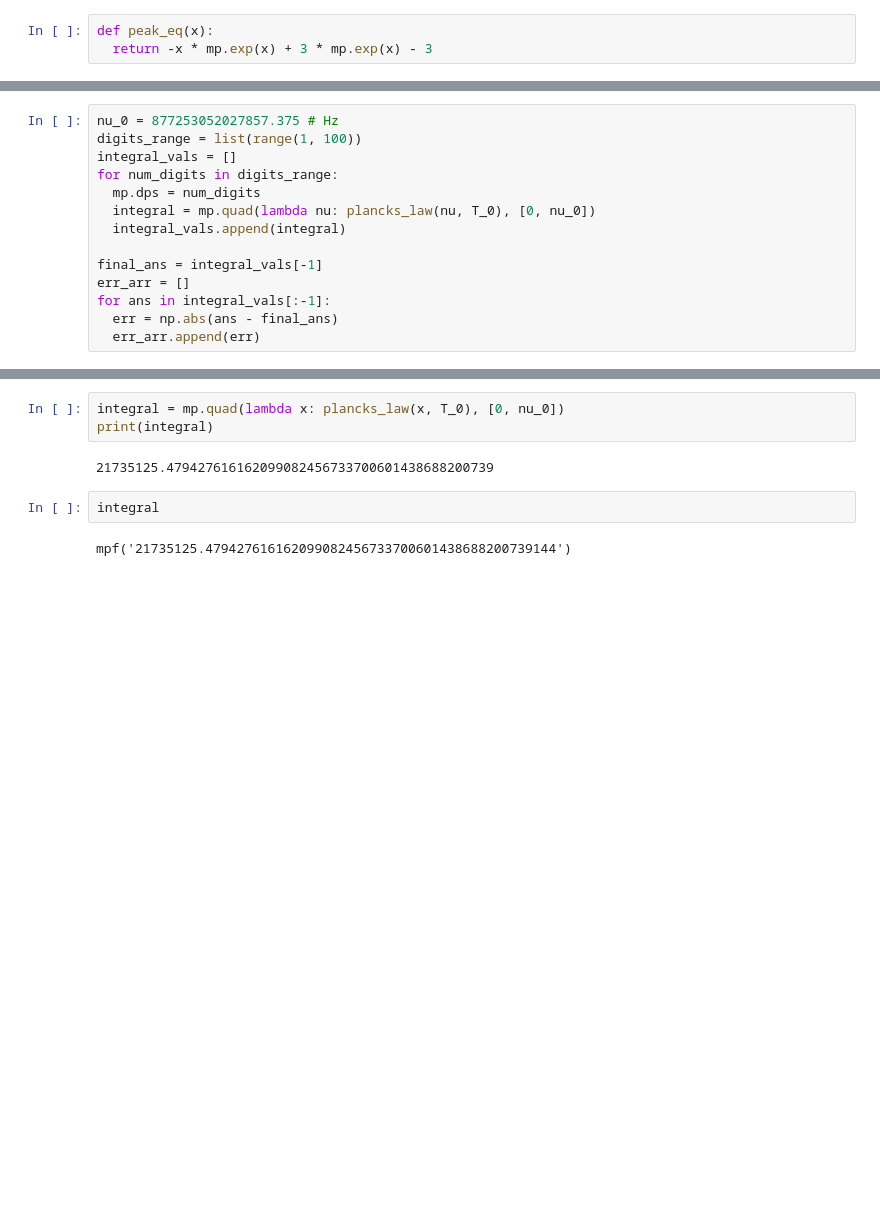
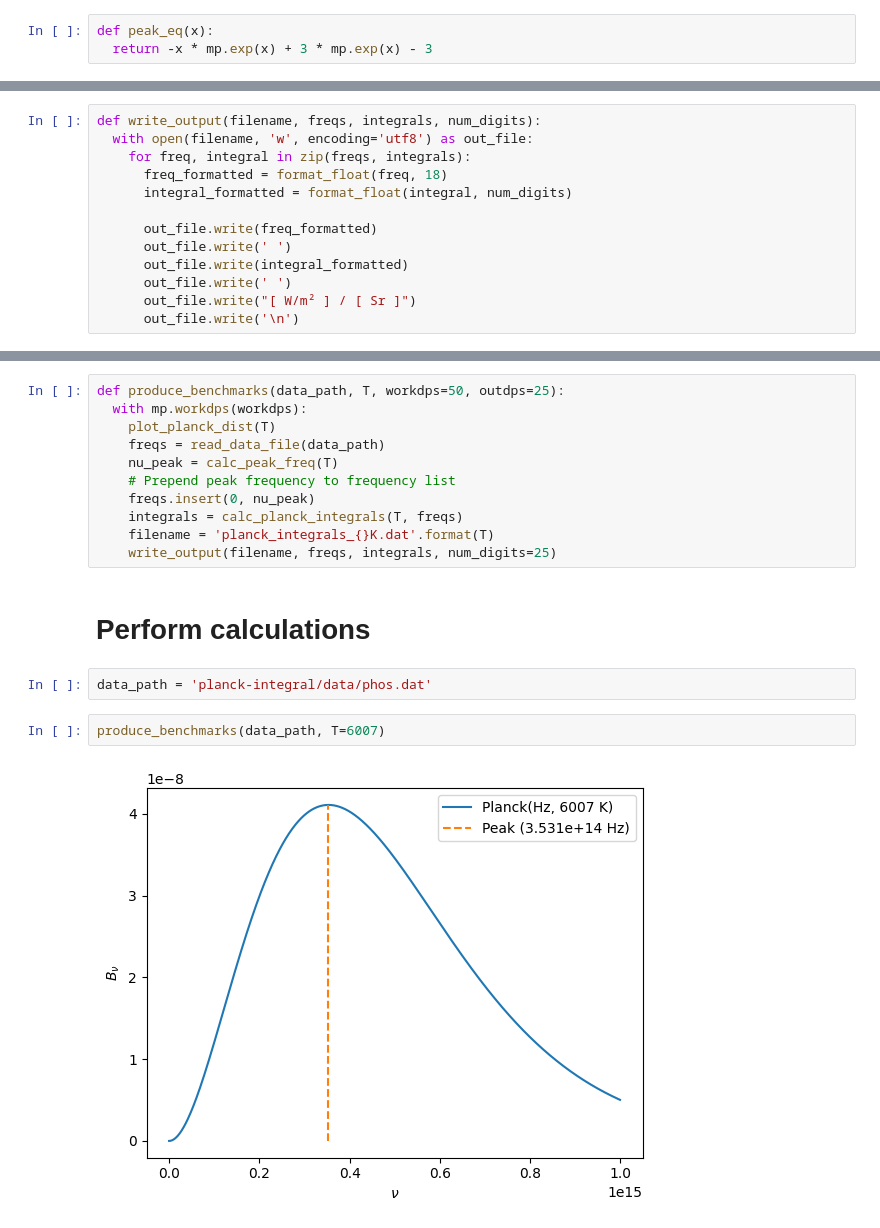
Before and after one commit to OliverEvans96/planck-integral, a Jupyter notebook: NumericalBenchmarks.ipynb, the cells around one changed output, grey strips where cells are left out. Cells and saved outputs as stored; diff of their text form; blank space fills up the shorter version.

Commit message:
Perform calculations and produce correct output

```diff
--- a/NumericalBenchmarks.ipynb
+++ b/NumericalBenchmarks.ipynb
@@ -67 +115,14 @@ B_max = np.max(B_arr)
+# %%
+def write_output(filename, freqs, integrals, num_digits):
+  with open(filename, 'w', encoding='utf8') as out_file:
+    for freq, integral in zip(freqs, integrals):
+      freq_formatted = format_float(freq, 18)
+      integral_formatted = format_float(integral, num_digits)
+
+      out_file.write(freq_formatted)
+      out_file.write(' ')
+      out_file.write(integral_formatted)
+      out_file.write(' ')
+      out_file.write("[ W/m² ] / [ Sr ]")
+      out_file.write('\n')
 # %%
@@ -78,14 +140,0 @@ plt.legend()
-# %%
-nu_0 = 877253052027857.375 # Hz
-digits_range = list(range(1, 100))
-integral_vals = []
-for num_digits in digits_range:
-  mp.dps = num_digits
-  integral = mp.quad(lambda nu: plancks_law(nu, T_0), [0, nu_0])
-  integral_vals.append(integral)
-
-final_ans = integral_vals[-1]
-err_arr = []
-for ans in integral_vals[:-1]:
-  err = np.abs(ans - final_ans)
-  err_arr.append(err)
@@ -104,9 +141,19 @@ len('47942761616209850217273924499750137329101563')
-# %%
-integral = mp.quad(lambda x: plancks_law(x, T_0), [0, nu_0])
-print(integral)
-# %% [output]
-21735125.479427616162099082456733700601438688200739
-# %%
-integral
-# %% [output]
-mpf('21735125.479427616162099082456733700601438688200739144')
+# %%
+def produce_benchmarks(data_path, T, workdps=50, outdps=25):
+  with mp.workdps(workdps):
+    plot_planck_dist(T)
+    freqs = read_data_file(data_path)
+    nu_peak = calc_peak_freq(T)
+    # Prepend peak frequency to frequency list
+    freqs.insert(0, nu_peak)
+    integrals = calc_planck_integrals(T, freqs)
+    filename = 'planck_integrals_{}K.dat'.format(T)
+    write_output(filename, freqs, integrals, num_digits=25)
+# %% [markdown]
+# Perform calculations
+# %%
+data_path = 'planck-integral/data/phos.dat'
+# %%
+produce_benchmarks(data_path, T=6007)
+# %% [output]
+[figure, added]
```
Also changed, not shown: parts of 23 cells of this notebook.
